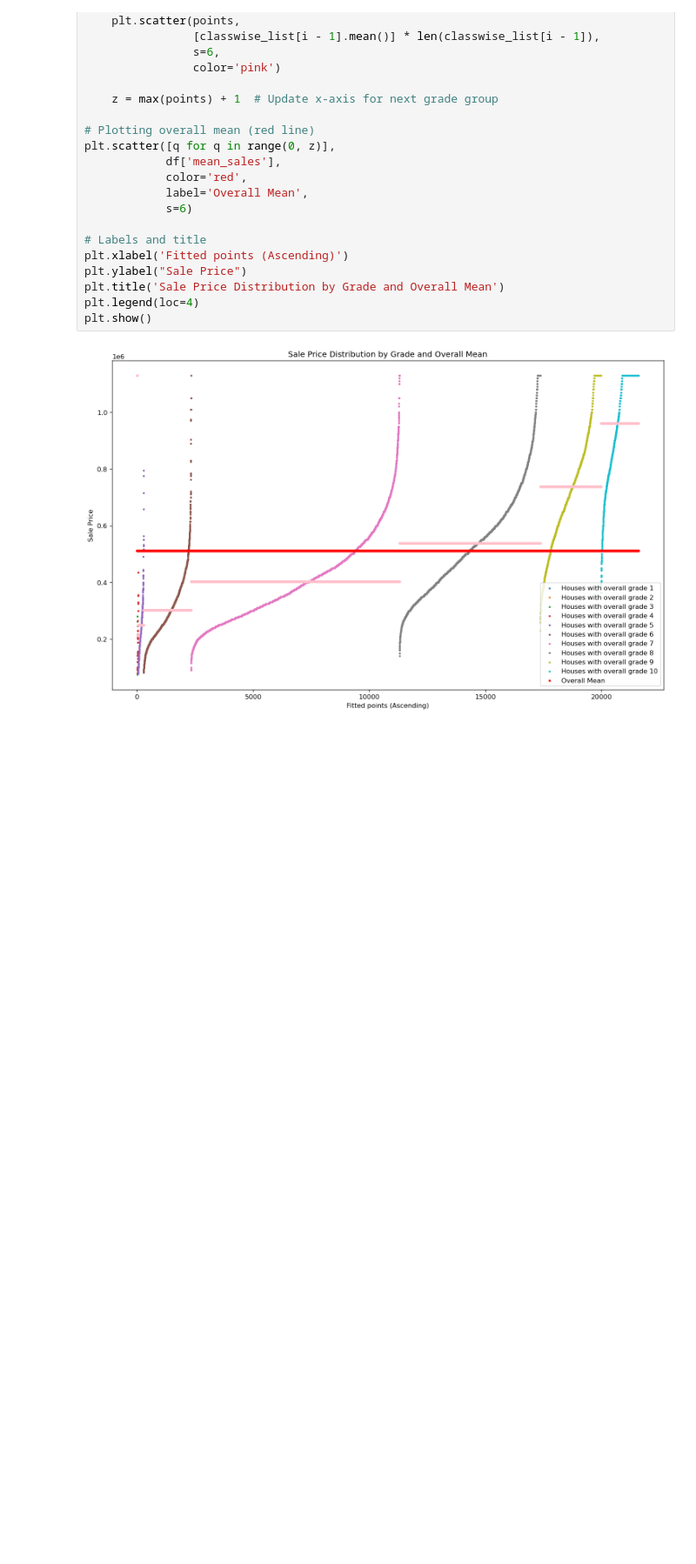
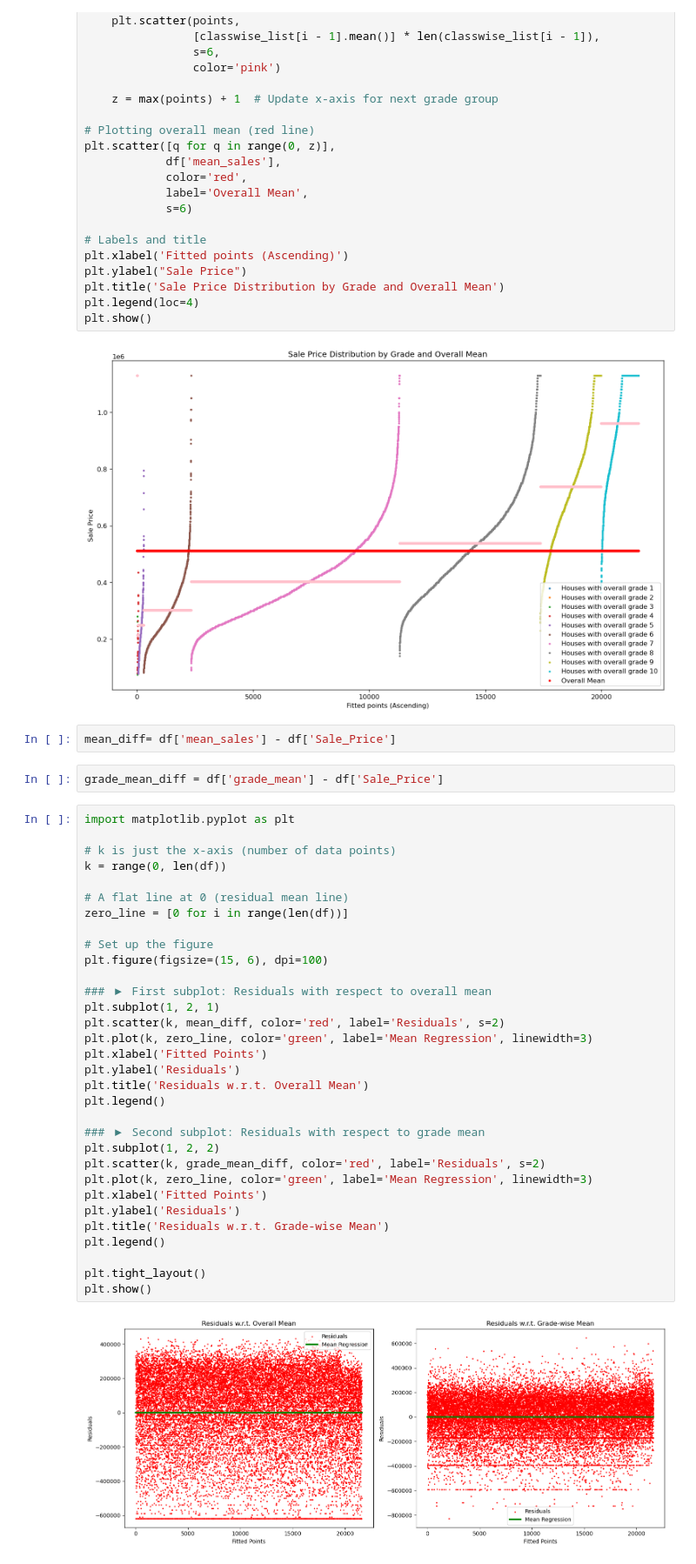
Before and after one commit to girish-kanjiyani7/realestate, a Jupyter notebook: part5_1.ipynb, the cells around one changed output. Shown at 87% size. Drawn from its saved outputs; the diff is of its cells as text; blank space fills up the shorter version.

```diff
--- a/part5_1.ipynb
+++ b/part5_1.ipynb
@@ -104,3 +104,41 @@ plt.legend(loc=4)
 plt.show()
 # %% [output]
 [figure]
+# %%
+mean_diff= df['mean_sales'] - df['Sale_Price']
+# %%
+grade_mean_diff = df['grade_mean'] - df['Sale_Price']
+# %%
+import matplotlib.pyplot as plt
+
+# k is just the x-axis (number of data points)
+k = range(0, len(df))
+
+# A flat line at 0 (residual mean line)
+zero_line = [0 for i in range(len(df))]
+
+# Set up the figure
+plt.figure(figsize=(15, 6), dpi=100)
+
+### ▶ First subplot: Residuals with respect to overall mean
+plt.subplot(1, 2, 1)
+plt.scatter(k, mean_diff, color='red', label='Residuals', s=2)
+plt.plot(k, zero_line, color='green', label='Mean Regression', linewidth=3)
+plt.xlabel('Fitted Points')
+plt.ylabel('Residuals')
+plt.title('Residuals w.r.t. Overall Mean')
+plt.legend()
+
+### ▶ Second subplot: Residuals with respect to grade mean
+plt.subplot(1, 2, 2)
+plt.scatter(k, grade_mean_diff, color='red', label='Residuals', s=2)
+plt.plot(k, zero_line, color='green', label='Mean Regression', linewidth=3)
+plt.xlabel('Fitted Points')
+plt.ylabel('Residuals')
+plt.title('Residuals w.r.t. Grade-wise Mean')
+plt.legend()
+
+plt.tight_layout()
+plt.show()
+# %% [output]
+[figure, added]
```
Also changed, not shown: parts of 15 cells of this notebook.
